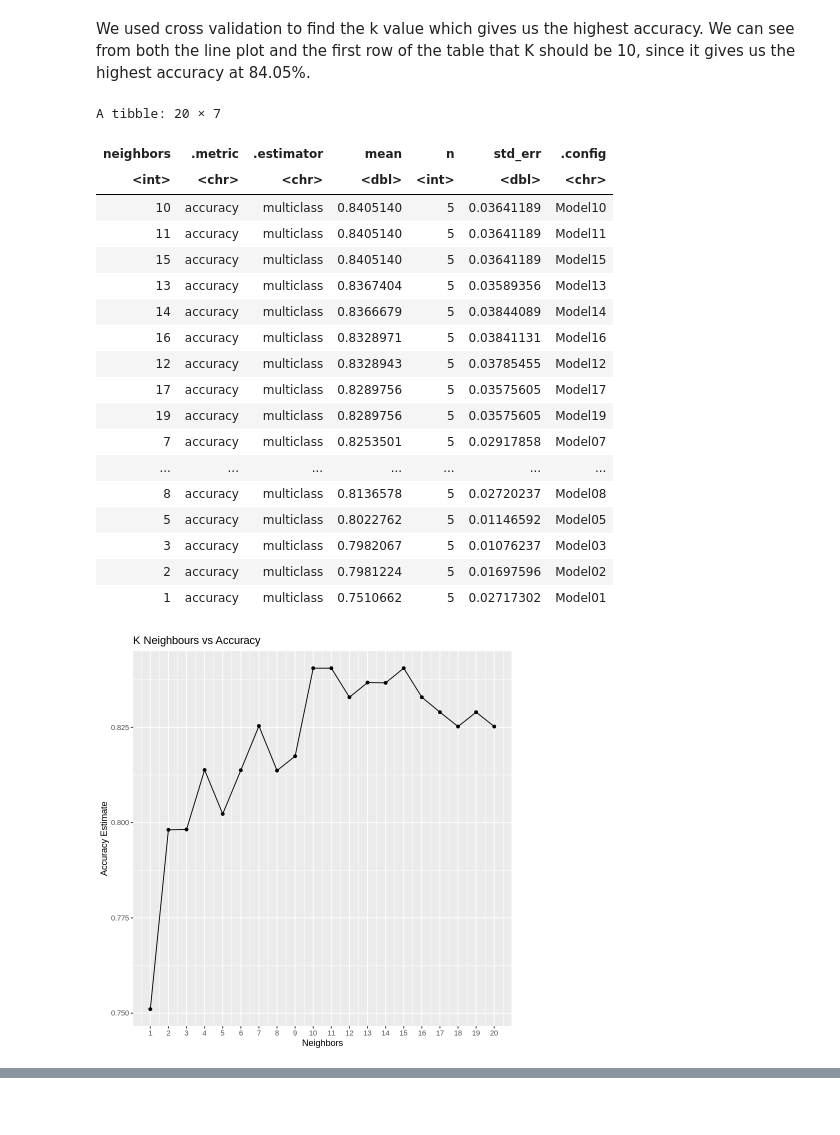
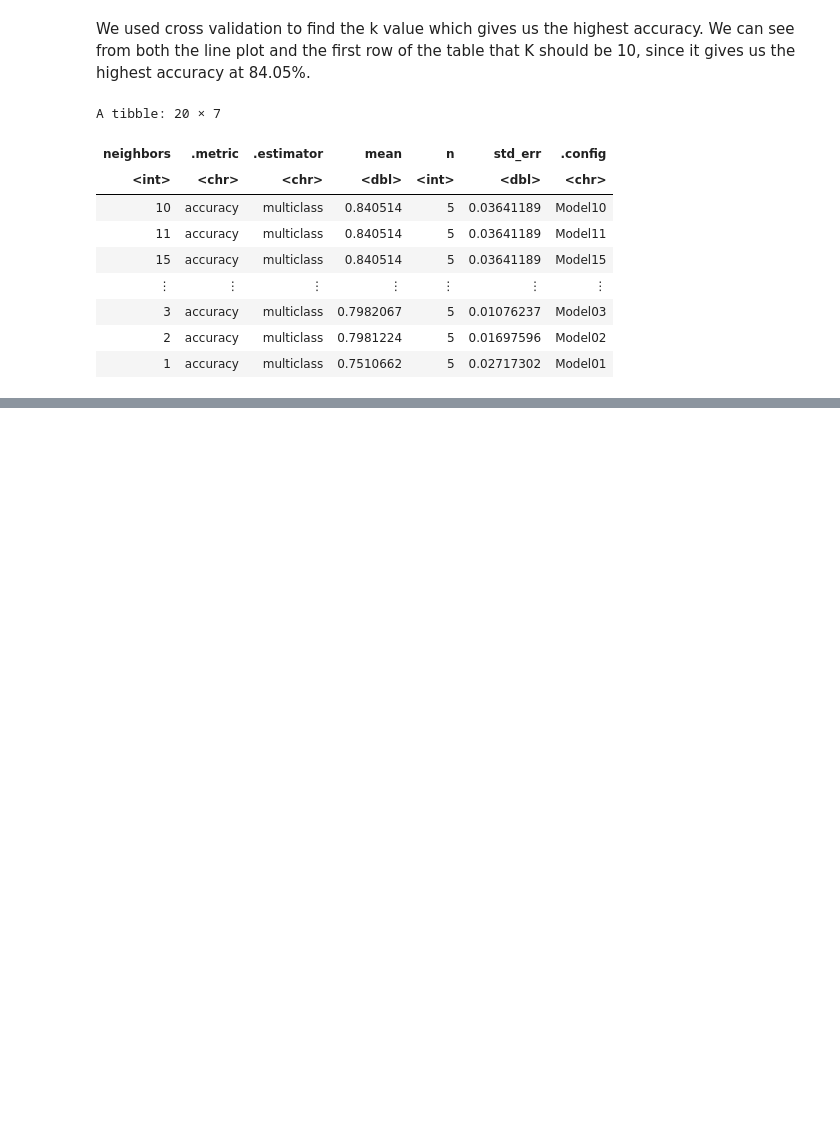
Before and after one commit to pgbenng/DSCI-Group-38-Project, a Jupyter notebook: proposal.ipynb, the cells around one changed output, grey strips where cells are left out. Drawn from its saved outputs; the diff is of its cells as text; code cells hidden in the pictures; blank space fills up the shorter version.

```diff
--- a/proposal.ipynb
+++ b/proposal.ipynb
@@ -216,60 +228,42 @@ We can see from the plot that there are more users with increasing knowledge lev
 We used cross validation to find the k value which gives us the highest accuracy. We can see from both the line plot and the first row of the table that K should be 10, since it gives us the highest accuracy at 84.05%.
 # %%
 # Find the k value that results in the model having the highest accuracy using cross validation
-
-set.seed(9999)
 vfold <- vfold_cv(dataset_training, v = 5, strata = UNS)   # seperate the data into five random groups
 
 recipe <- recipe(UNS ~ PEG, data = dataset_training) %>%   # selected our target variable to be UNS and predictor variable to be PEG
                 step_scale(all_predictors()) %>%
                 step_center(all_predictors()) # scaling and centering the predictor variable so that each variable is worth the same
 
 knn_spec <- nearest_neighbor(weight_func = "rectangular", neighbors = tune()) %>%  #tuning the K value
              set_engine("kknn") %>%      #tells R that we're using the K-nearest neighbors algorithm for our model
              set_mode("classification")  #tells R that we're using classification for our model
 
 wkflw <- workflow() %>%                              #creates a workflow
              add_recipe(recipe) %>%                  #adds the recipe into the workflow
              add_model(knn_spec)                     #adds the model into the workflow
 
 gridvals <- tibble(neighbors = seq(from = 1, to = 20))   #creates the list of k values we are going to test
 
 results <- wkflw  %>%
            tune_grid(resamples = vfold, grid = gridvals)  %>%
            collect_metrics() %>%
            filter(.metric == "accuracy")%>%    #filters out only the rows with the accuracy metric
            arrange(desc(mean))                 #arranges the rows in descending order of accuracy
 results
 
-accuracy_vs_k <- ggplot(results, aes(x = neighbors, y = mean)) +     #graphs a K vs accuracy scatterplot (to represent which K value maximizes the model's accuracy)
-                 geom_point() + geom_line() +                        #specifies that each point in the graph will have a dot and lines that connects each dot together
-                 labs(x = "Neighbors", y = "Accuracy Estimate") +    #gives the x and y axis titles
-                 scale_x_continuous(breaks = seq(0, 20, by = 1)) +   #makes it easier to match each point in the graph with its k value
-                 ggtitle("K Neighbours vs Accuracy")                 #gives the graph a title
 
-accuracy_vs_k
 
 kmin <- results %>%           #find the k value with highest accuracy
         slice(1) %>%          #slices the first row of the dataframe to get the row with the highest accuracy (since the dataframe was arranged by accuracy in descending order)
         pull(neighbors)       #pulls the number of neighbors in the neighbors column
 # %% [output]
 A tibble: 20 × 7
 | neighbors | .metric | .estimator | mean | n | std_err | .config |
 | <int> | <chr> | <chr> | <dbl> | <int> | <dbl> | <chr> |
-| 10 | accuracy | multiclass | 0.8405140 | 5 | 0.03641189 | Model10 |
-| 11 | accuracy | multiclass | 0.8405140 | 5 | 0.03641189 | Model11 |
-| 15 | accuracy | multiclass | 0.8405140 | 5 | 0.03641189 | Model15 |
-| 13 | accuracy | multiclass | 0.8367404 | 5 | 0.03589356 | Model13 |
-| 14 | accuracy | multiclass | 0.8366679 | 5 | 0.03844089 | Model14 |
-| 16 | accuracy | multiclass | 0.8328971 | 5 | 0.03841131 | Model16 |
-| 12 | accuracy | multiclass | 0.8328943 | 5 | 0.03785455 | Model12 |
-| 17 | accuracy | multiclass | 0.8289756 | 5 | 0.03575605 | Model17 |
-| 19 | accuracy | multiclass | 0.8289756 | 5 | 0.03575605 | Model19 |
-| 7 | accuracy | multiclass | 0.8253501 | 5 | 0.02917858 | Model07 |
-| ... | ... | ... | ... | ... | ... | ... |
-| 8 | accuracy | multiclass | 0.8136578 | 5 | 0.02720237 | Model08 |
-| 5 | accuracy | multiclass | 0.8022762 | 5 | 0.01146592 | Model05 |
+| 10 | accuracy | multiclass | 0.840514 | 5 | 0.03641189 | Model10 |
+| 11 | accuracy | multiclass | 0.840514 | 5 | 0.03641189 | Model11 |
+| 15 | accuracy | multiclass | 0.840514 | 5 | 0.03641189 | Model15 |
+| ⋮ | ⋮ | ⋮ | ⋮ | ⋮ | ⋮ | ⋮ |
 | 3 | accuracy | multiclass | 0.7982067 | 5 | 0.01076237 | Model03 |
 | 2 | accuracy | multiclass | 0.7981224 | 5 | 0.01697596 | Model02 |
 | 1 | accuracy | multiclass | 0.7510662 | 5 | 0.02717302 | Model01 |
-[figure, removed]
```
Also changed, not shown: parts of 36 cells of this notebook.
